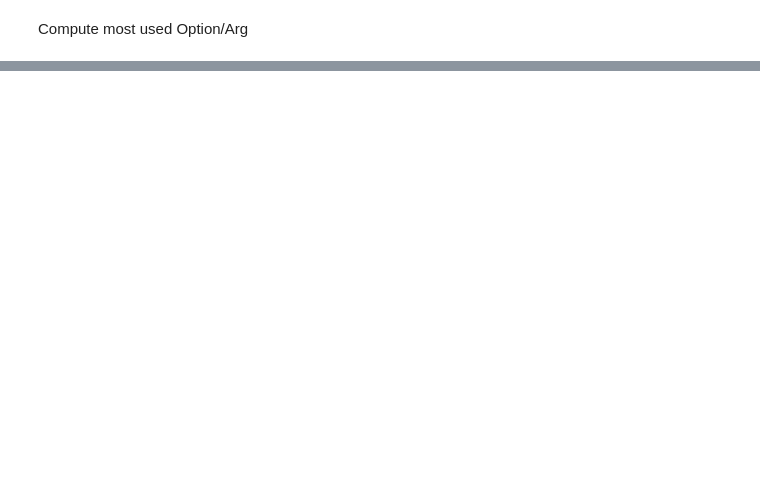
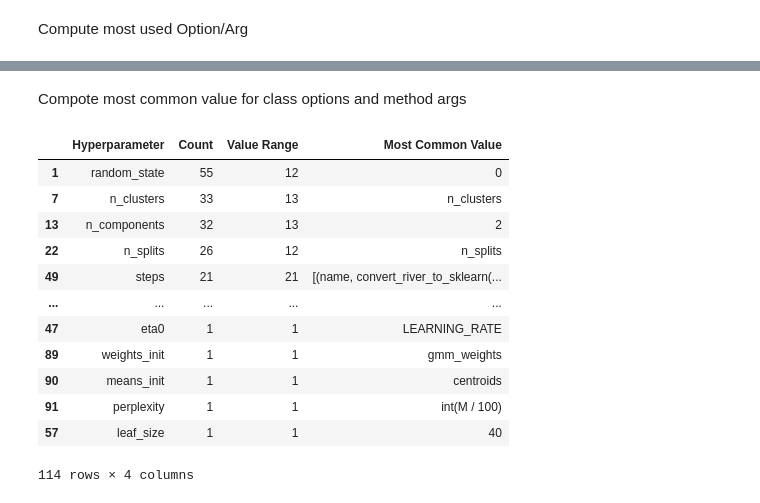
Before and after one commit to AI-4-SE/Exploring-Hyperparameter-Usage-And-Tuning-In-Machine-Learning-Research, a Jupyter notebook: src/sklearn.ipynb, the cells around one changed output, grey strips where cells are left out. Saved outputs shown, nothing was run; the diff lists cells and outputs as text; code cells hidden in the pictures; blank space fills up the shorter version.

```diff
--- a/src/sklearn.ipynb
+++ b/src/sklearn.ipynb
@@ -284,0 +451,7 @@ print(df_methods.to_latex(index=False))
+# %%
+df_method_args = pd.DataFrame.from_dict(method_arg_data, orient="index").reset_index()
+df_method_args = df_method_args.rename(columns={'index':'Method Arguments', 0:'Count'})
+df_method_args = df_method_args.sort_values(by=['Count'], ascending=False)
+
+print("Number of ML methods: ", len(method_arg_data))
+df_method_args
@@ -284,0 +473,50 @@ print(df_methods.to_latex(index=False))
+# %% [markdown]
+Compote most common value for class options and method args
+# %%
+class_options = df_class_options["Hyperparameter"]
+methods_args = df_method_args["Method Arguments"]
+
+class_option_value_range = []
+most_common_class_option_value = []
+
+
+for class_option in class_options:
+    value_range = []
+    for project in glob.glob(STATISTICS_DATA_DIR):
+        with open(project, "r", encoding="utf-8") as project_file:
+            project_data = json.load(project_file)
+
+            for file in project_data.keys():
+                file_data = project_data[file]
+                for library in file_data.keys():
+                    if library == "sklearn":
+                        module_data = file_data[library]
+                        for module_name, value in module_data.items():
+                            if module_name[0].isupper():
+                                if "base_class_0" in value:
+                                    continue
+                                for param, param_value in value.items():
+                                    if class_option == param:
+                                        value_range.append(param_value["value"])
+
+    class_option_values = Counter(value_range)
+    class_option_value_range.append(len(class_option_values))
+    most_common_class_option_value.append(class_option_values.most_common(1)[0][0])
+
+df_class_options["Value Range"] = class_option_value_range
+df_class_options["Most Common Value"] = most_common_class_option_value
+df_class_options
+# %% [output]
+|  | Hyperparameter | Count | Value Range | Most Common Value |
+| 1 | random_state | 55 | 12 | 0 |
+| 7 | n_clusters | 33 | 13 | n_clusters |
+| 13 | n_components | 32 | 13 | 2 |
+| 22 | n_splits | 26 | 12 | n_splits |
+| 49 | steps | 21 | 21 | [(name, convert_river_to_sklearn(... |
+| ... | ... | ... | ... | ... |
+| 47 | eta0 | 1 | 1 | LEARNING_RATE |
+| 89 | weights_init | 1 | 1 | gmm_weights |
+| 90 | means_init | 1 | 1 | centroids |
+| 91 | perplexity | 1 | 1 | int(M / 100) |
+| 57 | leaf_size | 1 | 1 | 40 |
+114 rows × 4 columns
```
Also changed, not shown: parts of 13 cells of this notebook, 1 other file.
